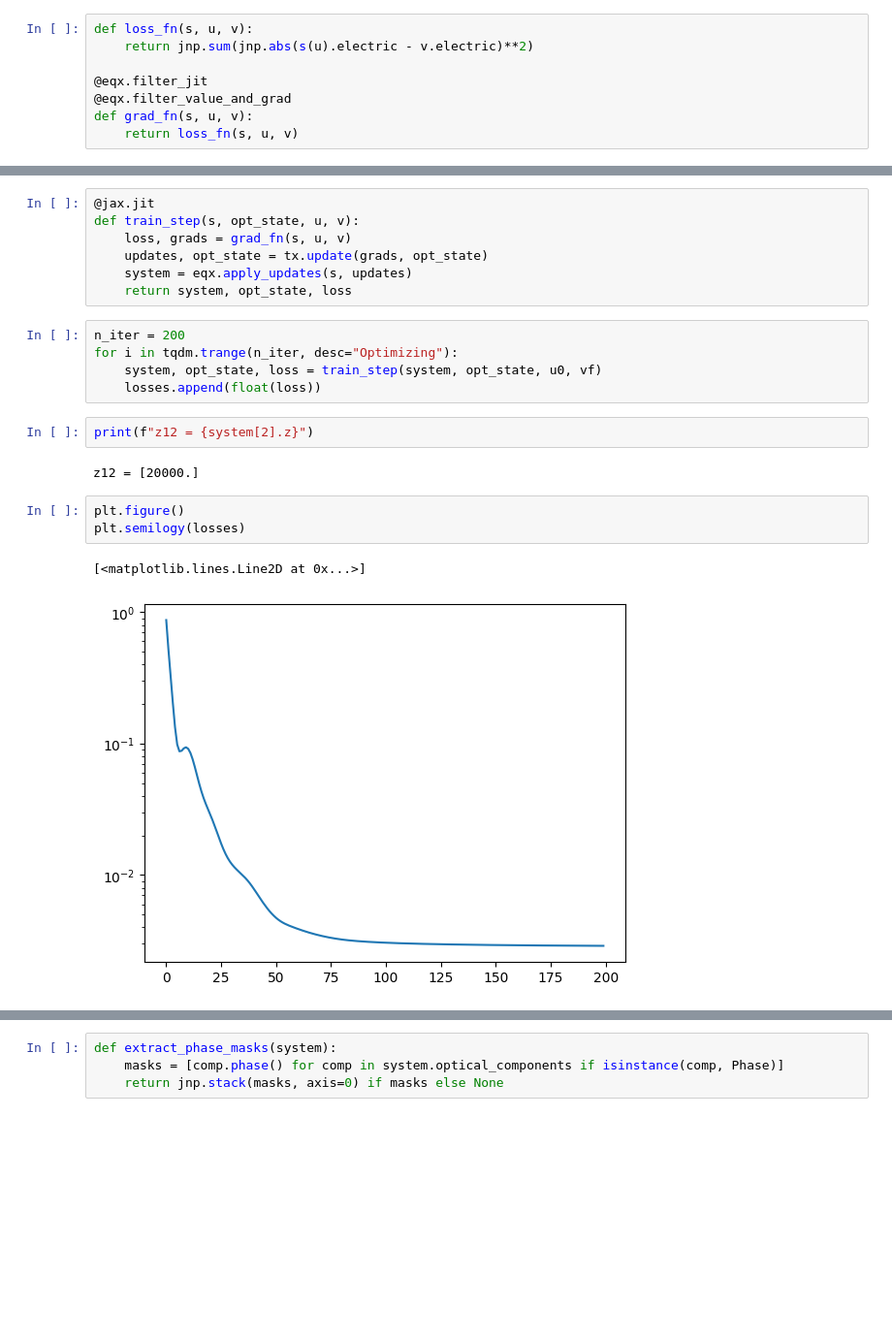
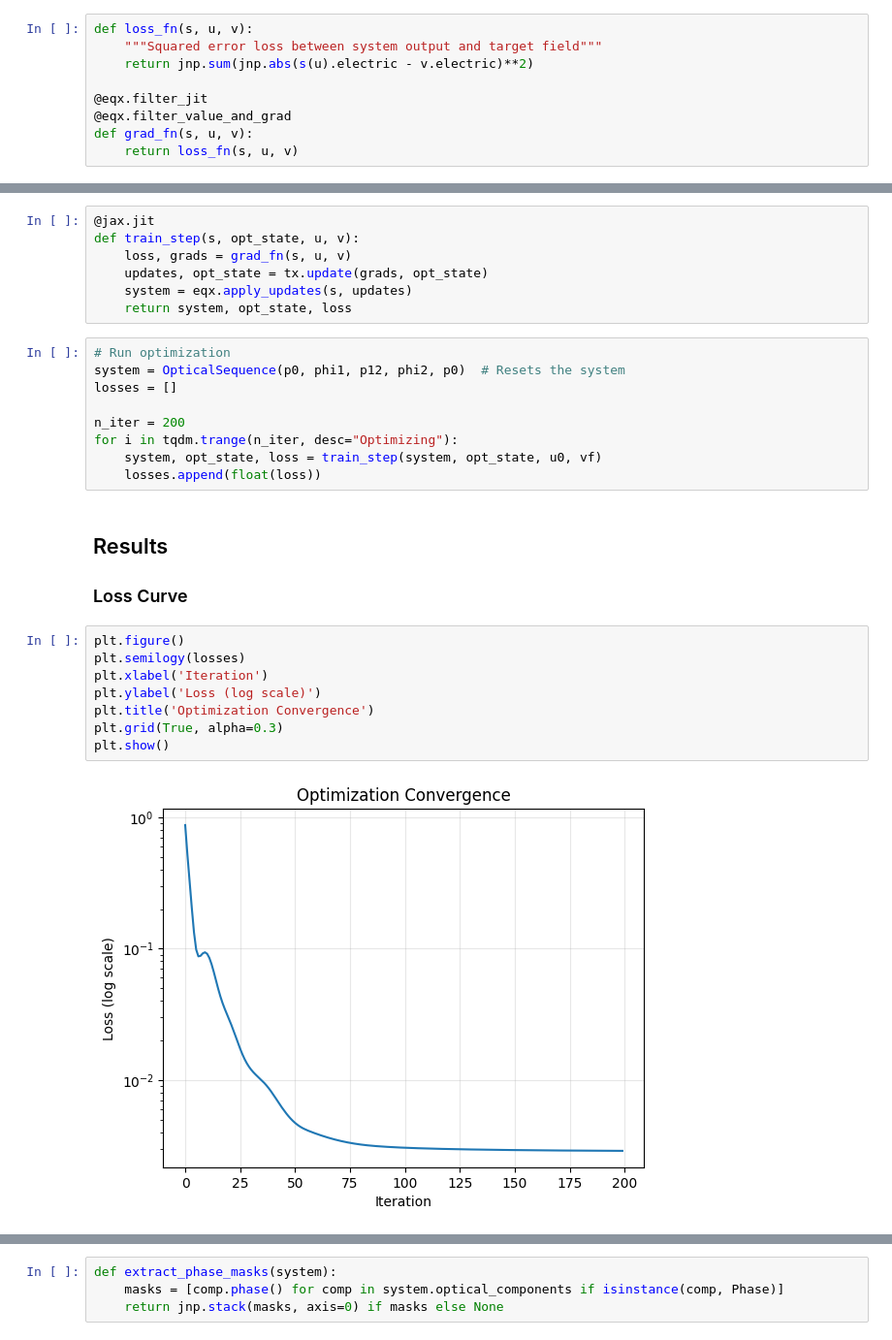
Before and after one commit to anscoil/jaxoptics, a Jupyter notebook: examples/01_single_mode_conversion.ipynb, the cells around one changed output, grey strips where cells are left out. Shown at 97% size. Saved outputs shown, nothing was run; the diff lists cells and outputs as text; blank space fills up the shorter version.

```diff
--- a/examples/01_single_mode_conversion.ipynb
+++ b/examples/01_single_mode_conversion.ipynb
@@ -48,5 +80,6 @@ system = OpticalSequence(p0, phi1, p12, phi2, p0)
 # %%
 def loss_fn(s, u, v):
+    """Squared error loss between system output and target field"""
     return jnp.sum(jnp.abs(s(u).electric - v.electric)**2)
 
 @eqx.filter_jit
@@ -92,17 +131,25 @@ def train_step(s, opt_state, u, v):
     system = eqx.apply_updates(s, updates)
     return system, opt_state, loss
 # %%
+# Run optimization
+system = OpticalSequence(p0, phi1, p12, phi2, p0)  # Resets the system
+losses = []
+
 n_iter = 200
 for i in tqdm.trange(n_iter, desc="Optimizing"):
     system, opt_state, loss = train_step(system, opt_state, u0, vf)
     losses.append(float(loss))
-# %%
-print(f"z12 = {system[2].z}")
-# %% [output]
-z12 = [20000.]
+# %% [markdown]
+## Results
+
+### Loss Curve
 # %%
 plt.figure()
 plt.semilogy(losses)
+plt.xlabel('Iteration')
+plt.ylabel('Loss (log scale)')
+plt.title('Optimization Convergence')
+plt.grid(True, alpha=0.3)
+plt.show()
 # %% [output]
-[<matplotlib.lines.Line2D at 0x...>]
-[figure, old version]
+[figure, new version]
```
Also changed, not shown: parts of 18 cells of this notebook, 2 other files.
